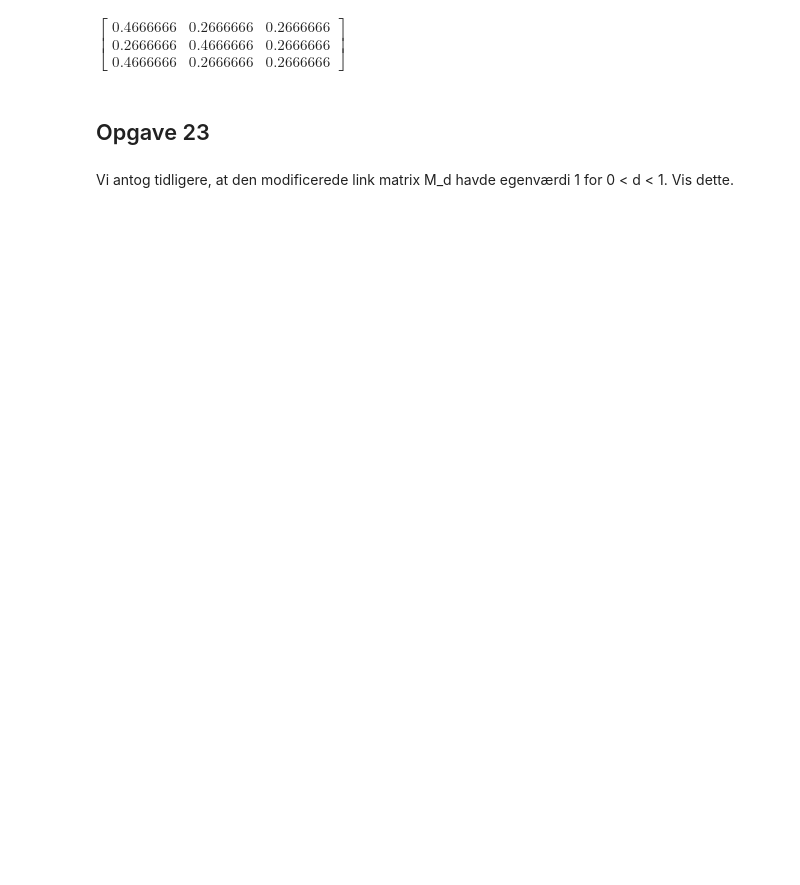
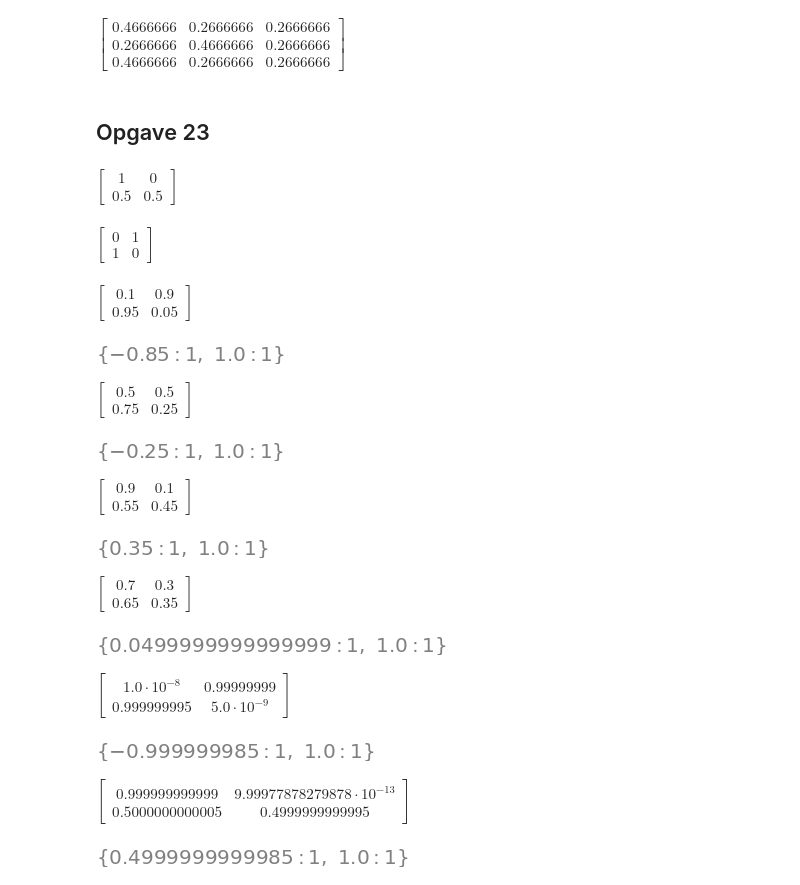
Before and after one commit to Raaaainbow/page-rank, a Jupyter notebook: Markov matricen Egenskaber og Dæmpning i PageRank.ipynb, the cells around one changed output. Cells and saved outputs as stored; diff of their text form; code cells hidden in the pictures; blank space fills up the shorter version.

```diff
--- a/Markov matricen Egenskaber og Dæmpning i PageRank.ipynb
+++ b/Markov matricen Egenskaber og Dæmpning i PageRank.ipynb
@@ -102,5 +103,73 @@ C+D
 $\displaystyle \left[\begin{matrix}0.4666666 & 0.2666666 & 0.2666666\\0.2666666 & 0.4666666 & 0.2666666\\0.4666666 & 0.2666666 & 0.2666666\end{matrix}\right]$
 # %% [markdown]
 ## Opgave 23
-# %% [markdown]
-Vi antog tidligere, at den modificerede link matrix M_d havde egenværdi 1 for 0 < d < 1. Vis dette.
+# %%
+A = Matrix([[1,(0)],[(1/2),(1/2)]])
+A
+# %% [output]
+$\displaystyle \left[\begin{matrix}1 & 0\\0.5 & 0.5\end{matrix}\right]$
+# %%
+B = Matrix([[0,1],[1,0]])
+B
+# %% [output]
+$\displaystyle \left[\begin{matrix}0 & 1\\1 & 0\end{matrix}\right]$
+# %%
+d = 0.1
+G = d*A+(1-d)*B
+G
+# %% [output]
+$\displaystyle \left[\begin{matrix}0.1 & 0.9\\0.95 & 0.05\end{matrix}\right]$
+# %%
+G.eigenvals()
+# %% [output]
+[figure, added]
+# %%
+d = 0.5
+G = d*A+(1-d)*B
+G
+# %% [output]
+$\displaystyle \left[\begin{matrix}0.5 & 0.5\\0.75 & 0.25\end{matrix}\right]$
+# %%
+G.eigenvals()
+# %% [output]
+[figure, added]
+# %%
+d = 0.9
+G = d*A+(1-d)*B
+G
+# %% [output]
+$\displaystyle \left[\begin{matrix}0.9 & 0.1\\0.55 & 0.45\end{matrix}\right]$
+# %%
+G.eigenvals()
+# %% [output]
+[figure, added]
+# %%
+d = 0.7
+G = d*A+(1-d)*B
+G
+# %% [output]
+$\displaystyle \left[\begin{matrix}0.7 & 0.3\\0.65 & 0.35\end{matrix}\right]$
+# %%
+G.eigenvals()
+# %% [output]
+[figure, added]
+# %%
+d = 0.00000001
+G = d*A+(1-d)*B
+G
+# %% [output]
+$\displaystyle \left[\begin{matrix}1.0 \cdot 10^{-8} & 0.99999999\\0.999999995 & 5.0 \cdot 10^{-9}\end{matrix}\right]$
+# %%
+G.eigenvals()
+# %% [output]
+[figure, added]
+# %%
+d = 0.999999999999
+G = d*A+(1-d)*B
+G
+# %% [output]
+$\displaystyle \left[\begin{matrix}0.999999999999 & 9.99977878279878 \cdot 10^{-13}\\0.5000000000005 & 0.4999999999995\end{matrix}\right]$
+# %%
+G.eigenvals()
+# %% [output]
+[figure, added]
```
Also changed, not shown: parts of 2 cells of this notebook.
